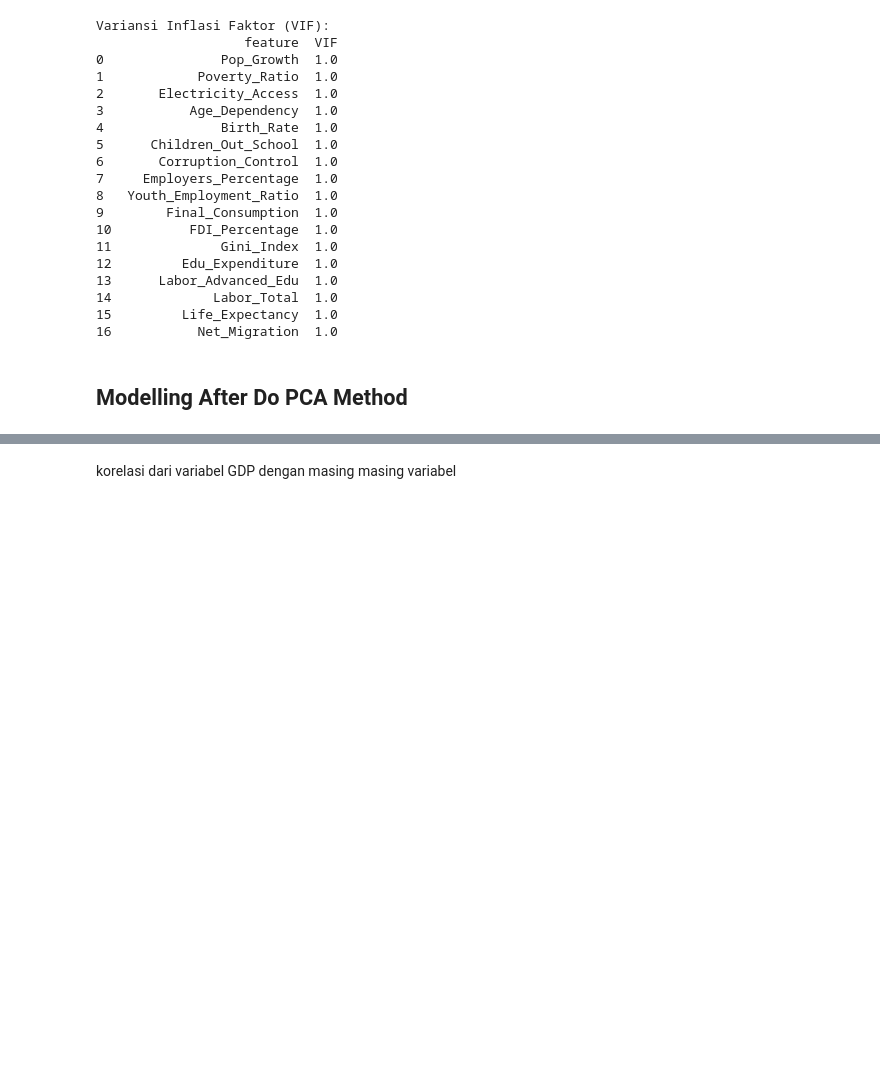
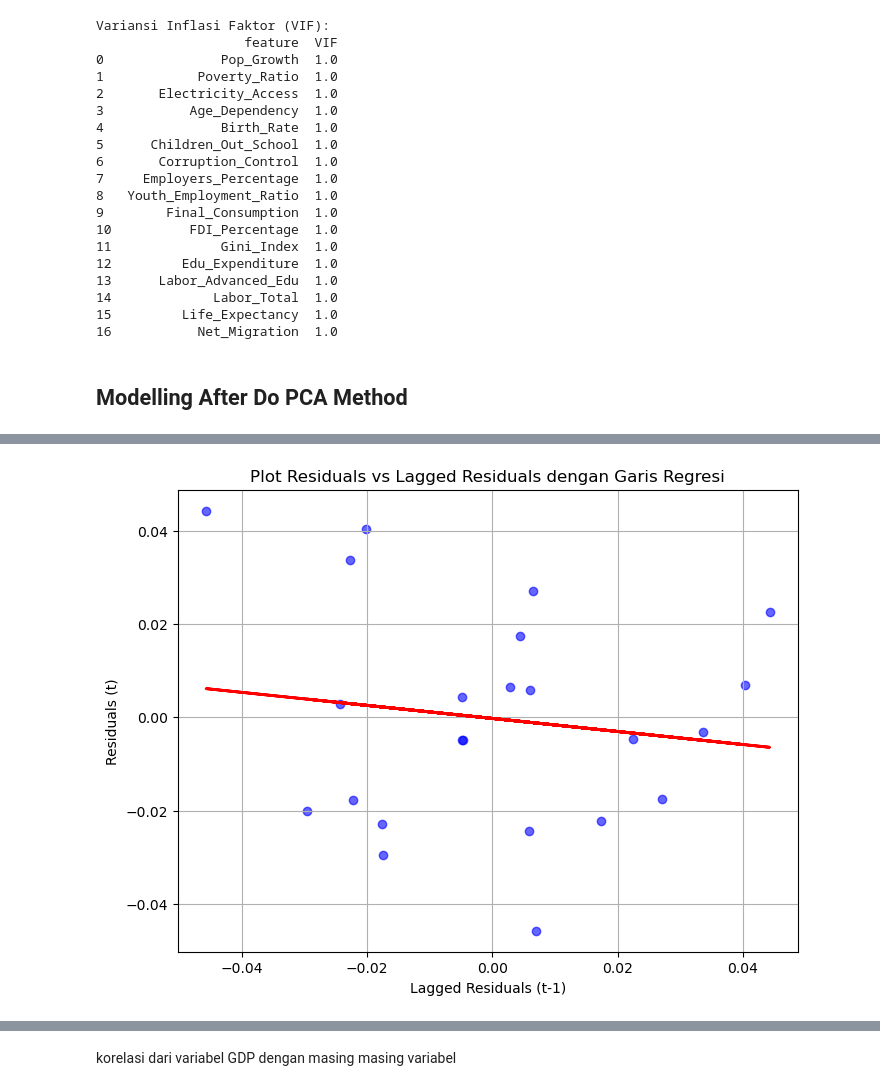
Before and after one commit to Najmaakmalina/Ekonometrika, a Jupyter notebook: Ekonomterika fix.ipynb, the cells around one changed output, grey strips where cells are left out. Saved outputs shown, nothing was run; the diff lists cells and outputs as text; code cells hidden in the pictures; blank space fills up the shorter version.

Commit message:
make 2 model of PCA
membuat model PCA 1 dengan intercept

```diff
--- a/Ekonomterika fix.ipynb
+++ b/Ekonomterika fix.ipynb
@@ -497,0 +519,43 @@ x_pca
+# %%
+import matplotlib.pyplot as plt
+import pandas as pd
+import numpy as np
+from sklearn.linear_model import LinearRegression
+
+# Ambil residual dari model regresi
+residuals1 = modelPCA.resid
+
+# Membuat DataFrame untuk residual dan lagged residual (residual pada t-1)
+df_residuals = pd.DataFrame({
+    'Residuals': residuals1,
+    'Lagged_Residuals': residuals1.shift(1)  # Menggeser residual untuk mendapatkan lagged residual
+})
+
+# Hapus baris pertama karena tidak memiliki nilai lag
+df_residuals1 = df_residuals.dropna()
+
+# Scatter plot Residuals vs Lagged Residuals
+plt.figure(figsize=(8, 6))
+plt.scatter(df_residuals1['Lagged_Residuals'], df_residuals1['Residuals'], color='blue', alpha=0.6)
+
+# Membuat model regresi linier untuk lagged residuals
+X_reg_pca1 = df_residuals1['Lagged_Residuals'].values.reshape(-1, 1)
+y_reg_pca1 = df_residuals1['Residuals'].values
+
+model_reg_pca1 = LinearRegression()
+model_reg_pca1.fit(X_reg_pca1, y_reg_pca1)
+
+# Prediksi untuk lagged residuals untuk menggambar garis regresi
+y_pred_reg_pca1 = model_reg_pca1.predict(X_reg_pca1)
+
+# Tambahkan garis regresi ke plot
+plt.plot(df_residuals1['Lagged_Residuals'], y_pred_reg_pca1, color='red', linewidth=2)
+
+# Plot label dan judul
+plt.title('Plot Residuals vs Lagged Residuals dengan Garis Regresi')
+plt.xlabel('Lagged Residuals (t-1)')
+plt.ylabel('Residuals (t)')
+plt.grid(True)
+plt.show()
+# %% [output]
+[figure, added]
```
Also changed, not shown: parts of 48 cells of this notebook, 1 other file.
